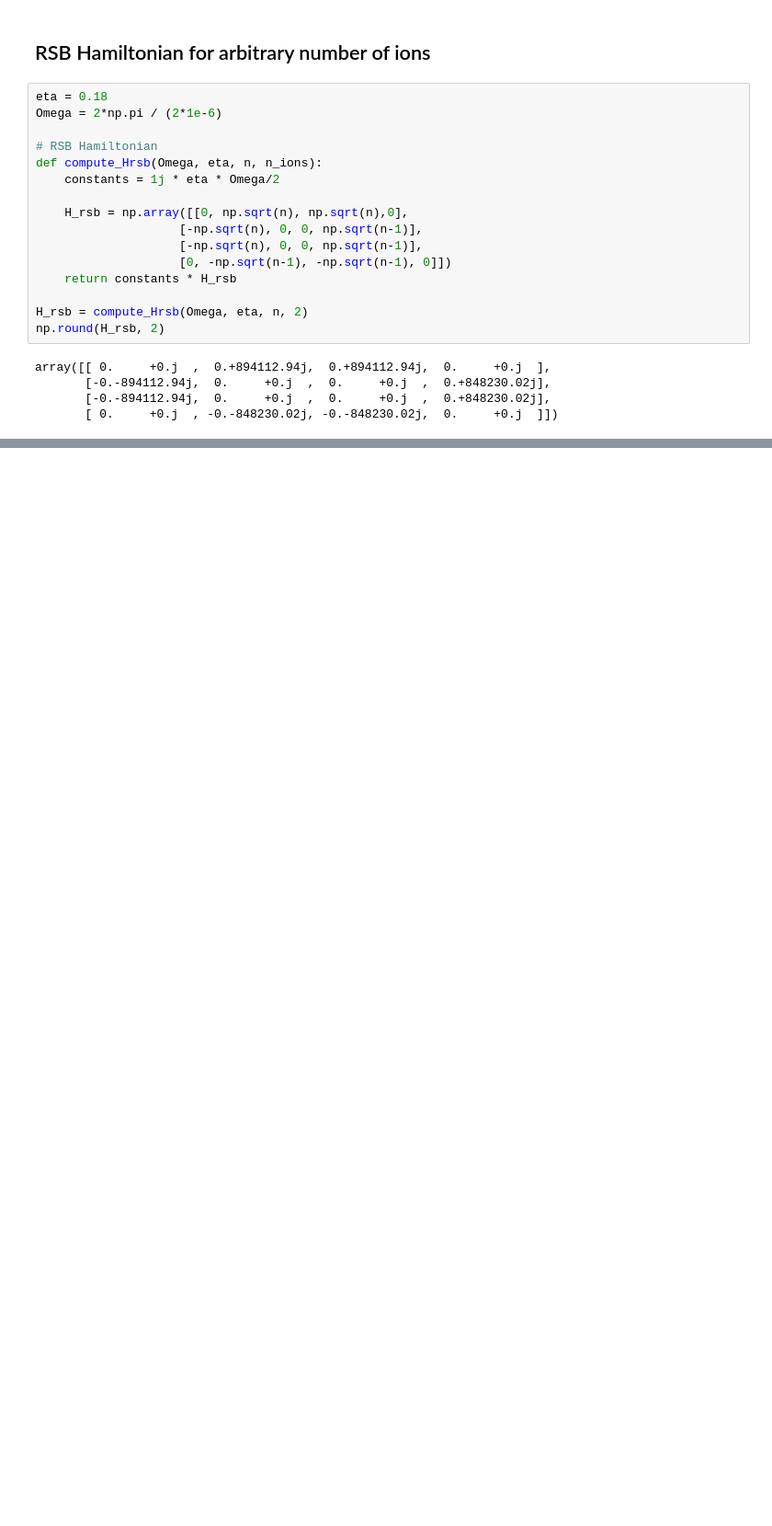
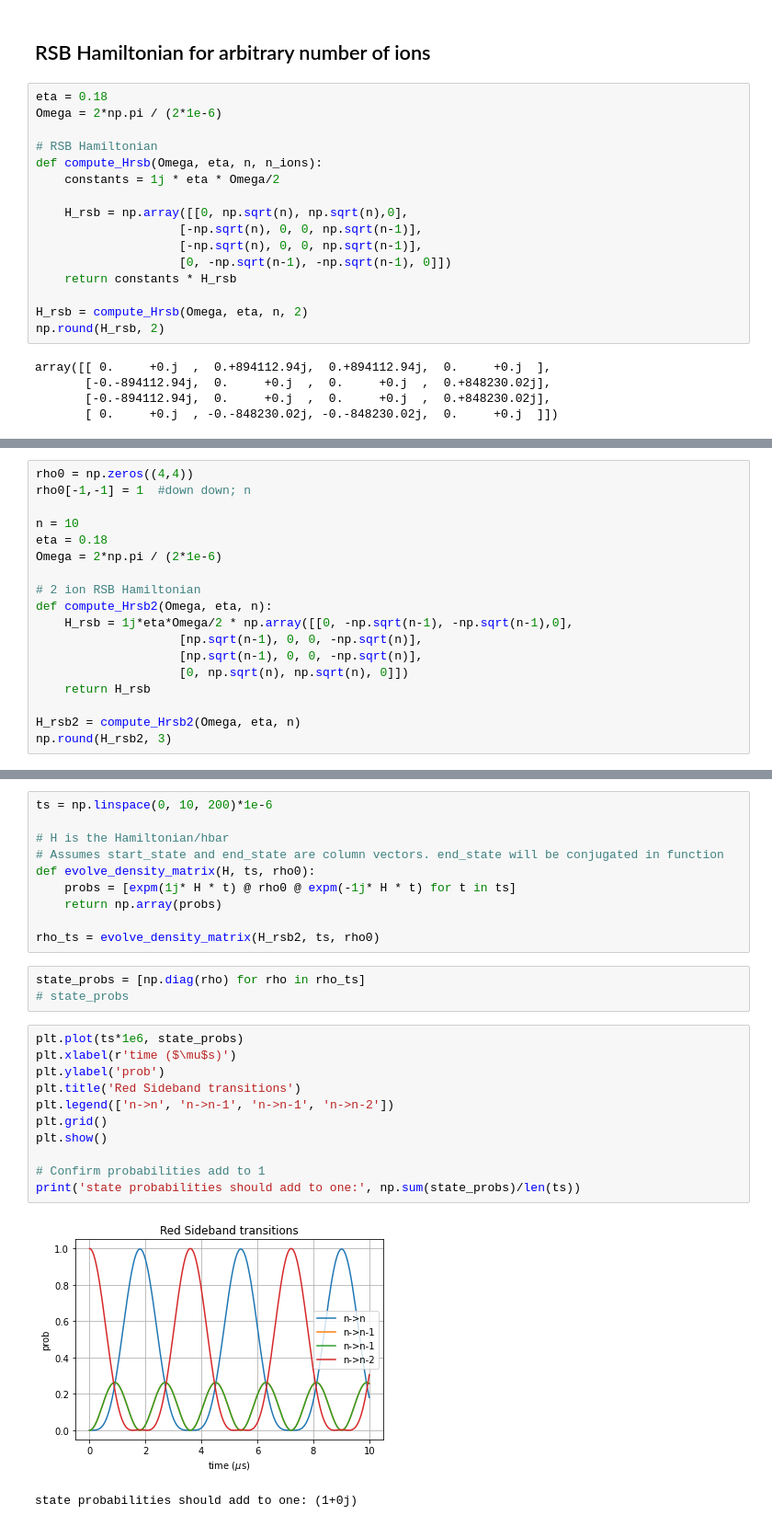
Before and after one commit to ajrazander/trapped-ion-numerics, a Jupyter notebook: sideband cooling/Multi-ion cooling.ipynb, the cells around one changed output, grey strips where cells are left out. Shown: that part at 92% size. Saved outputs shown, nothing was run; the diff lists cells and outputs as text; blank space fills up the shorter version.

Commit message:
added density matrix version. May come in handy

```diff
--- a/sideband cooling/Multi-ion cooling.ipynb
+++ b/sideband cooling/Multi-ion cooling.ipynb
@@ -203,0 +208,18 @@ np.kron(s_up, iden), np.kron(s_down, iden), np.kron(iden, s_up), np.kron(iden, s
+# %%
+rho0 = np.zeros((4,4))
+rho0[-1,-1] = 1  #down down; n
+
+n = 10
+eta = 0.18
+Omega = 2*np.pi / (2*1e-6)
+
+# 2 ion RSB Hamiltonian
+def compute_Hrsb2(Omega, eta, n):
+    H_rsb = 1j*eta*Omega/2 * np.array([[0, -np.sqrt(n-1), -np.sqrt(n-1),0],
+                    [np.sqrt(n-1), 0, 0, -np.sqrt(n)],
+                    [np.sqrt(n-1), 0, 0, -np.sqrt(n)],
+                    [0, np.sqrt(n), np.sqrt(n), 0]])
+    return H_rsb
+
+H_rsb2 = compute_Hrsb2(Omega, eta, n)
+np.round(H_rsb2, 3)
@@ -203,0 +242,27 @@ np.kron(s_up, iden), np.kron(s_down, iden), np.kron(iden, s_up), np.kron(iden, s
+# %%
+ts = np.linspace(0, 10, 200)*1e-6
+
+# H is the Hamiltonian/hbar
+# Assumes start_state and end_state are column vectors. end_state will be conjugated in function
+def evolve_density_matrix(H, ts, rho0):
+    probs = [expm(1j* H * t) @ rho0 @ expm(-1j* H * t) for t in ts]
+    return np.array(probs)
+
+rho_ts = evolve_density_matrix(H_rsb2, ts, rho0)
+# %%
+state_probs = [np.diag(rho) for rho in rho_ts]
+# state_probs
+# %%
+plt.plot(ts*1e6, state_probs)
+plt.xlabel(r'time ($\mu$s)')
+plt.ylabel('prob')
+plt.title('Red Sideband transitions')
+plt.legend(['n->n', 'n->n-1', 'n->n-1', 'n->n-2'])
+plt.grid()
+plt.show()
+
+# Confirm probabilities add to 1
+print('state probabilities should add to one:', np.sum(state_probs)/len(ts))
+# %% [output]
+[figure, added]
+state probabilities should add to one: (1+0j)
```
Also changed, not shown: parts of 12 cells of this notebook.
